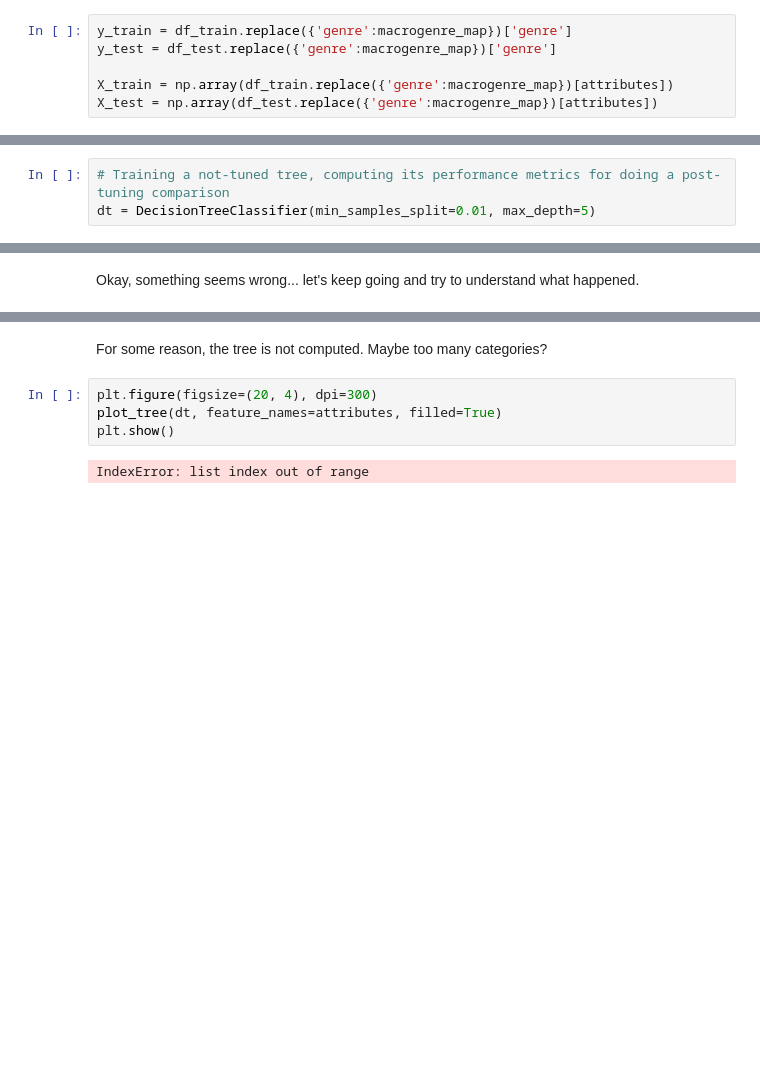
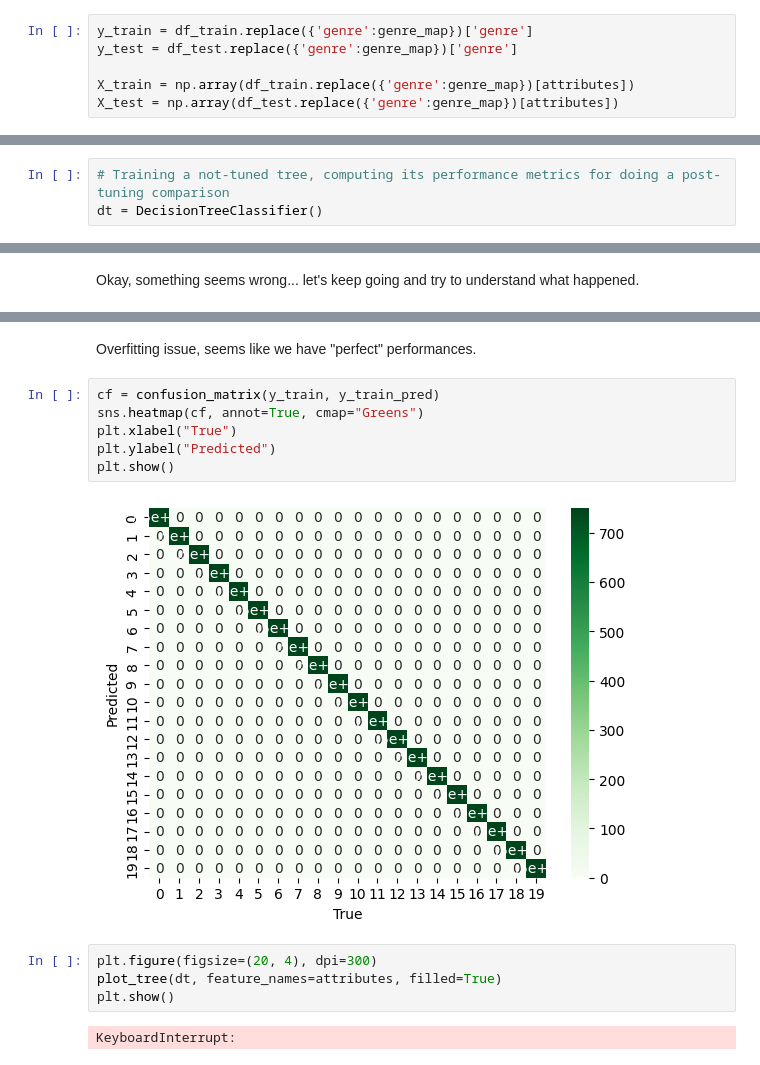
Before and after one commit to chiaratomaiuolo/Data_Mining_project, a Jupyter notebook: classification_notebook.ipynb, the cells around one changed output, grey strips where cells are left out. Cells and saved outputs as stored; diff of their text form; blank space fills up the shorter version.

```diff
--- a/classification_notebook.ipynb
+++ b/classification_notebook.ipynb
@@ -233,11 +235,11 @@ le = LabelEncoder()
 df_train['explicit'] = le.fit_transform(df_train['explicit'])
 df_test['explicit'] = le.fit_transform(df_test['explicit'])
 # %%
-y_train = df_train.replace({'genre':macrogenre_map})['genre']
-y_test = df_test.replace({'genre':macrogenre_map})['genre']
+y_train = df_train.replace({'genre':genre_map})['genre']
+y_test = df_test.replace({'genre':genre_map})['genre']
 
-X_train = np.array(df_train.replace({'genre':macrogenre_map})[attributes])
-X_test = np.array(df_test.replace({'genre':macrogenre_map})[attributes])
+X_train = np.array(df_train.replace({'genre':genre_map})[attributes])
+X_test = np.array(df_test.replace({'genre':genre_map})[attributes])
 # %%
 X_train
 # %% [output]
@@ -299,7 +301,7 @@ For now, we work only on _training test set_, in order to tune properly the para
 After that, the test set will be used for computing the performance metrics.
 # %%
 # Training a not-tuned tree, computing its performance metrics for doing a post-tuning comparison
-dt = DecisionTreeClassifier(min_samples_split=0.01, max_depth=5)
+dt = DecisionTreeClassifier()
 # %%
 %%time
 dt.fit(X_train, y_train)
@@ -380,9 +397,16 @@ n_bars 0.0
-# %% [markdown]
-For some reason, the tree is not computed. Maybe too many categories?
+# %% [markdown]
+Overfitting issue, seems like we have "perfect" performances.
+# %%
+cf = confusion_matrix(y_train, y_train_pred)
+sns.heatmap(cf, annot=True, cmap="Greens")
+plt.xlabel("True")
+plt.ylabel("Predicted")
+plt.show()
+# %% [output]
+[figure, added]
 # %%
 plt.figure(figsize=(20, 4), dpi=300)
 plot_tree(dt, feature_names=attributes, filled=True)
 plt.show()
 # %% [output]
-IndexError: list index out of range
+KeyboardInterrupt:
-[figure, removed]
```
Also changed, not shown: parts of 18 cells of this notebook.
